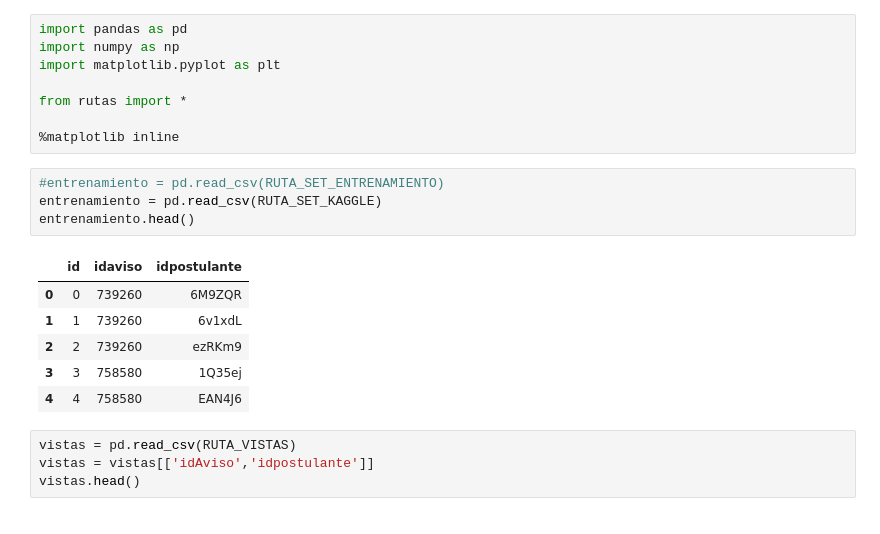
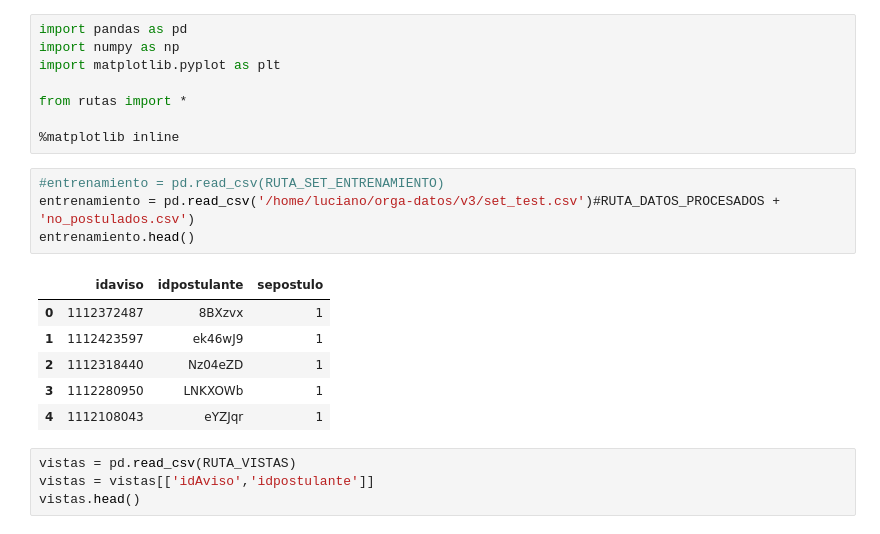
Before and after one commit to FrancoLiberali/tp2-orga-datos-1c2018, a Jupyter notebook: lucho/viejo-paradigma/randomforest-2.ipynb, the cells around one changed output. Saved outputs shown, nothing was run; the diff lists cells and outputs as text.

```diff
--- a/lucho/randomforest-2.ipynb
+++ b/lucho/viejo-paradigma/randomforest-2.ipynb
@@ -8,15 +8,15 @@ from rutas import *
 %matplotlib inline
 # %%
 #entrenamiento = pd.read_csv(RUTA_SET_ENTRENAMIENTO)
-entrenamiento = pd.read_csv(RUTA_SET_KAGGLE)
+entrenamiento = pd.read_csv('/home/luciano/orga-datos/v3/set_test.csv')#RUTA_DATOS_PROCESADOS + 'no_postulados.csv')
 entrenamiento.head()
 # %% [output]
-|  | id | idaviso | idpostulante |
-| 0 | 0 | 739260 | 6M9ZQR |
-| 1 | 1 | 739260 | 6v1xdL |
-| 2 | 2 | 739260 | ezRKm9 |
-| 3 | 3 | 758580 | 1Q35ej |
-| 4 | 4 | 758580 | EAN4J6 |
+|  | idaviso | idpostulante | sepostulo |
+| 0 | 1112372487 | 8BXzvx | 1 |
+| 1 | 1112423597 | ek46wJ9 | 1 |
+| 2 | 1112318440 | Nz04eZD | 1 |
+| 3 | 1112280950 | LNKXOWb | 1 |
+| 4 | 1112108043 | eYZJqr | 1 |
 # %%
 vistas = pd.read_csv(RUTA_VISTAS)
 vistas = vistas[['idAviso','idpostulante']]
```
Also changed, not shown: parts of 40 cells of this notebook, 23 other files.
